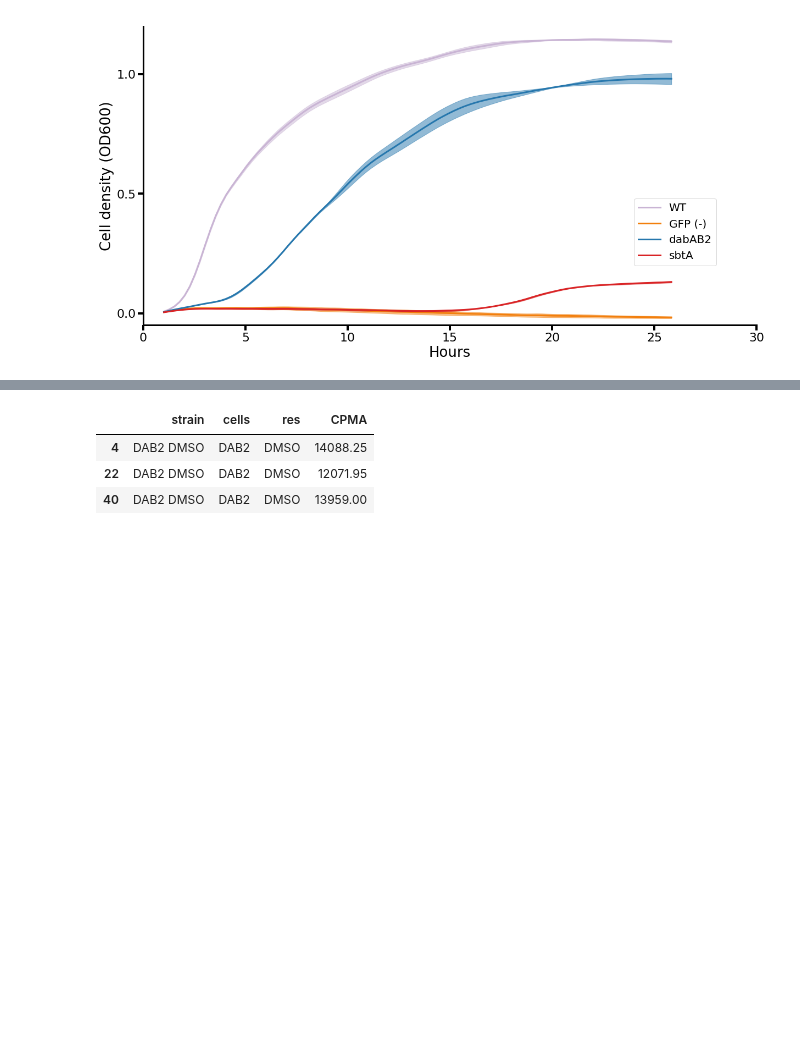
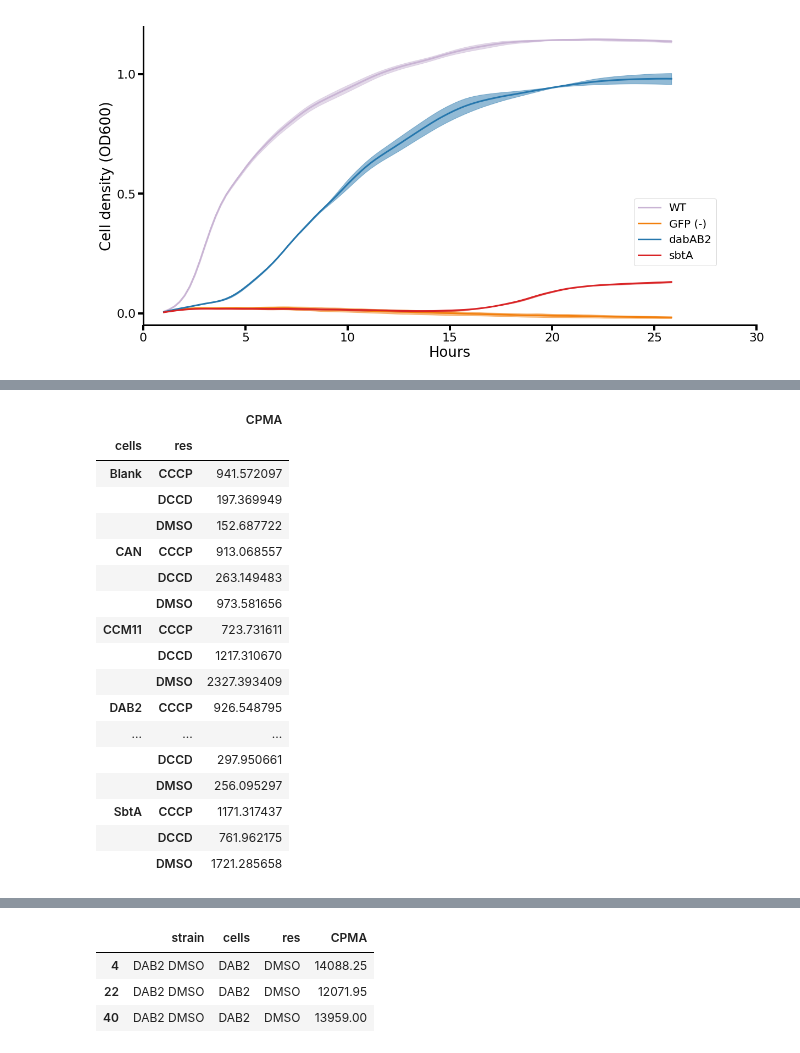
Before and after one commit to jackdesmarais/DabTransporterPaper, a Jupyter notebook: scripts/figure 3 CAFree complementation by DAB.ipynb, the cells around one changed output, grey strips where cells are left out. Saved outputs shown, nothing was run; the diff lists cells and outputs as text; code cells hidden in the pictures; blank space fills up the shorter version.

```diff
--- a/scripts/figure 3 CAFree complementation by DAB.ipynb
+++ b/scripts/figure 3 CAFree complementation by DAB.ipynb
@@ -1061,0 +1083,21 @@ plt.show()
+# %%
+display(stds)
+# %% [output]
+|  |  | CPMA |
+| cells | res |  |
+| Blank | CCCP | 941.572097 |
+|  | DCCD | 197.369949 |
+|  | DMSO | 152.687722 |
+| CAN | CCCP | 913.068557 |
+|  | DCCD | 263.149483 |
+|  | DMSO | 973.581656 |
+| CCM11 | CCCP | 723.731611 |
+|  | DCCD | 1217.310670 |
+|  | DMSO | 2327.393409 |
+| DAB2 | CCCP | 926.548795 |
+| ... | ... | ... |
+|  | DCCD | 297.950661 |
+|  | DMSO | 256.095297 |
+| SbtA | CCCP | 1171.317437 |
+|  | DCCD | 761.962175 |
+|  | DMSO | 1721.285658 |
```
Also changed, not shown: parts of 6 cells of this notebook, 1 other file.
